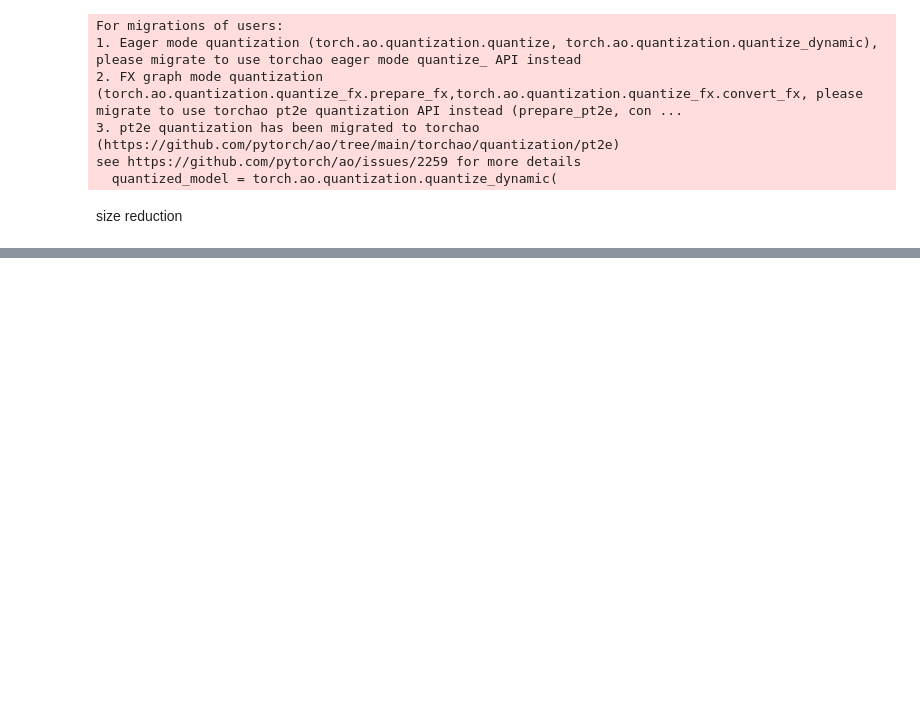
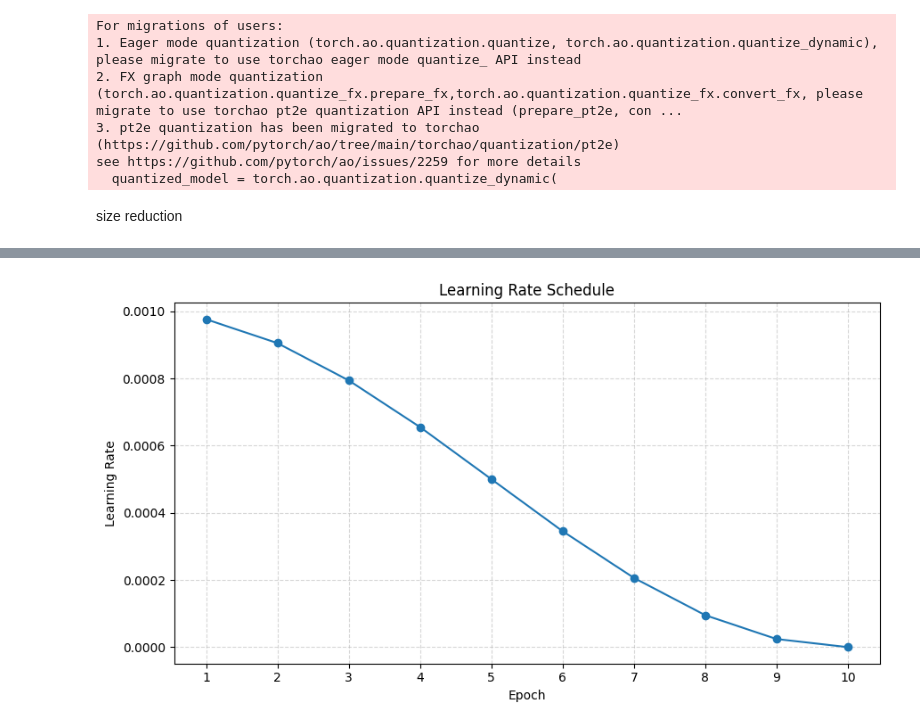
Before and after one commit to nagasrisreya/Cross-Lingual-Keyword-Spotting-via-Hard-Negative-Mining, a Jupyter notebook: DSCNN_research_project.ipynb, the cells around one changed output, grey strips where cells are left out. Saved outputs shown, nothing was run; the diff lists cells and outputs as text; code cells hidden in the pictures; blank space fills up the shorter version.

```diff
--- a/DSCNN_research_project.ipynb
+++ b/DSCNN_research_project.ipynb
@@ -1041,0 +1085,21 @@ Status               : PASSED (Pristine edge binary ready for MCU compilation!)
+# %%
+
+learning_rate = [
+    0.000976, 0.000905, 0.000794, 0.000655,
+    0.000500, 0.000345, 0.000206, 0.000095,
+    0.000024, 0.000000
+]
+
+plt.figure(figsize=(9, 5))
+plt.plot(epochs, learning_rate, marker='o')
+
+plt.title("Learning Rate Schedule")
+plt.xlabel("Epoch")
+plt.ylabel("Learning Rate")
+plt.xticks(epochs)
+plt.grid(True, linestyle='--', alpha=0.5)
+
+plt.tight_layout()
+plt.show()
+# %% [output]
+[figure, added]
```
Also changed, not shown: parts of 16 cells of this notebook.
